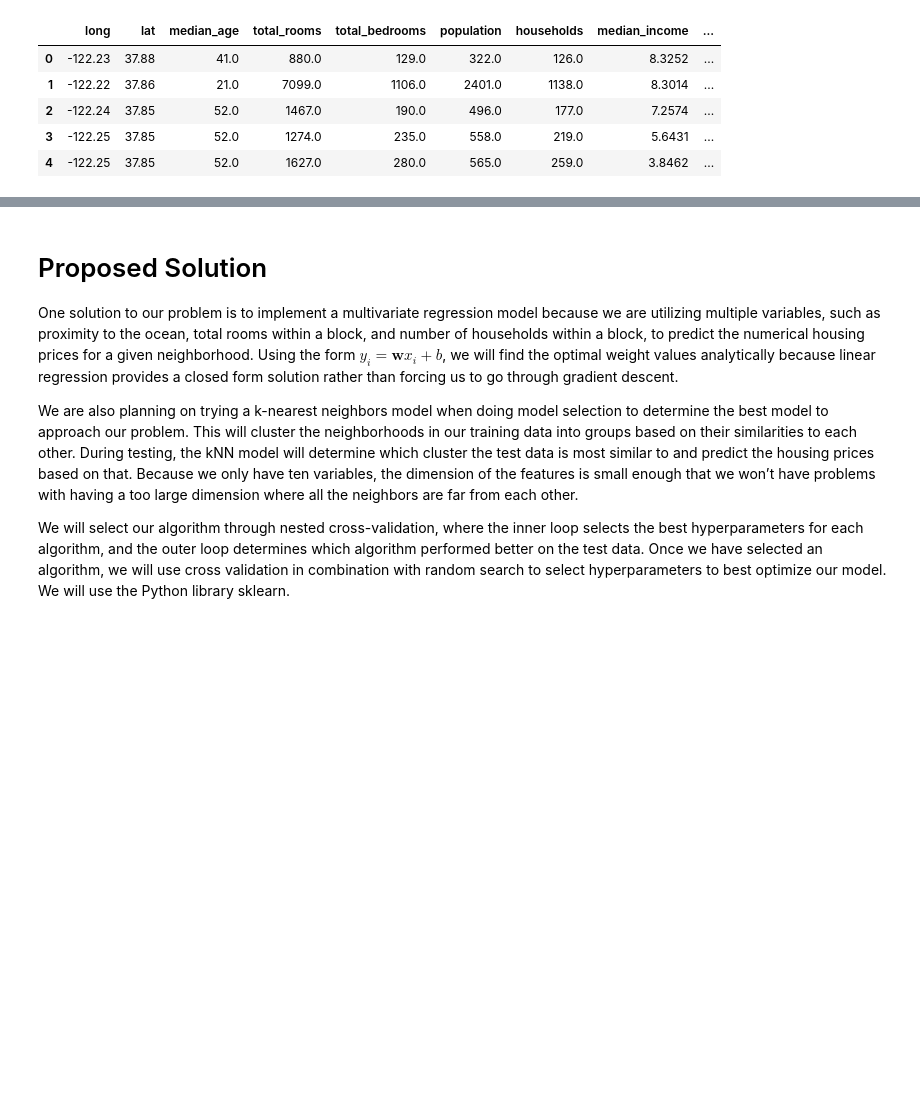
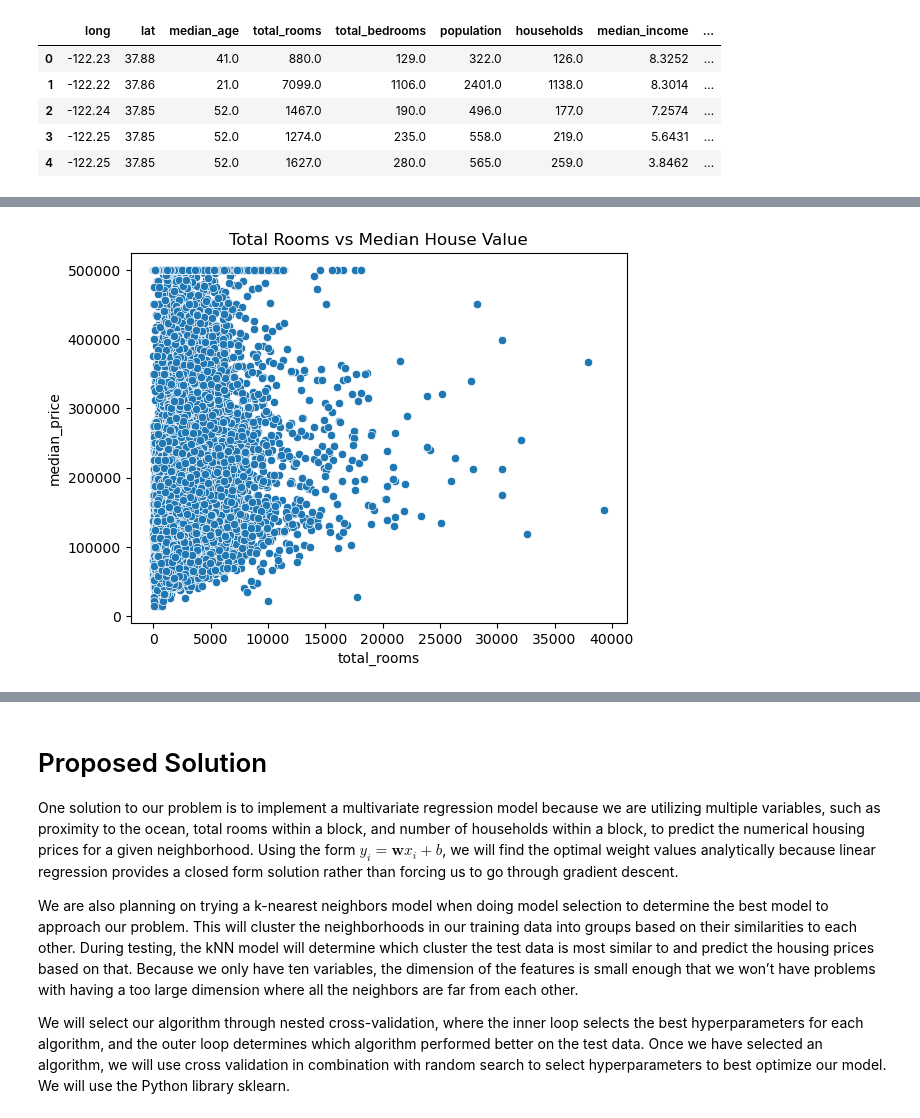
Before and after one commit to llennemann/COGS-118A-ML-Project, a Jupyter notebook: FinalProject_Group017-SP23.ipynb, the cells around one changed output, grey strips where cells are left out. Saved outputs shown, nothing was run; the diff lists cells and outputs as text; code cells hidden in the pictures; blank space fills up the shorter version.

```diff
--- a/FinalProject_Group017-SP23.ipynb
+++ b/FinalProject_Group017-SP23.ipynb
@@ -136,0 +130,6 @@ ValueError: Could not interpret value `median_house_value` for parameter `y`
+# %%
+sns.scatterplot(x='total_rooms', y='median_price', data=df)
+plt.title('Total Rooms vs Median House Value')
+plt.show()
+# %% [output]
+[figure, added]
```
Also changed, not shown: parts of 10 cells of this notebook.
